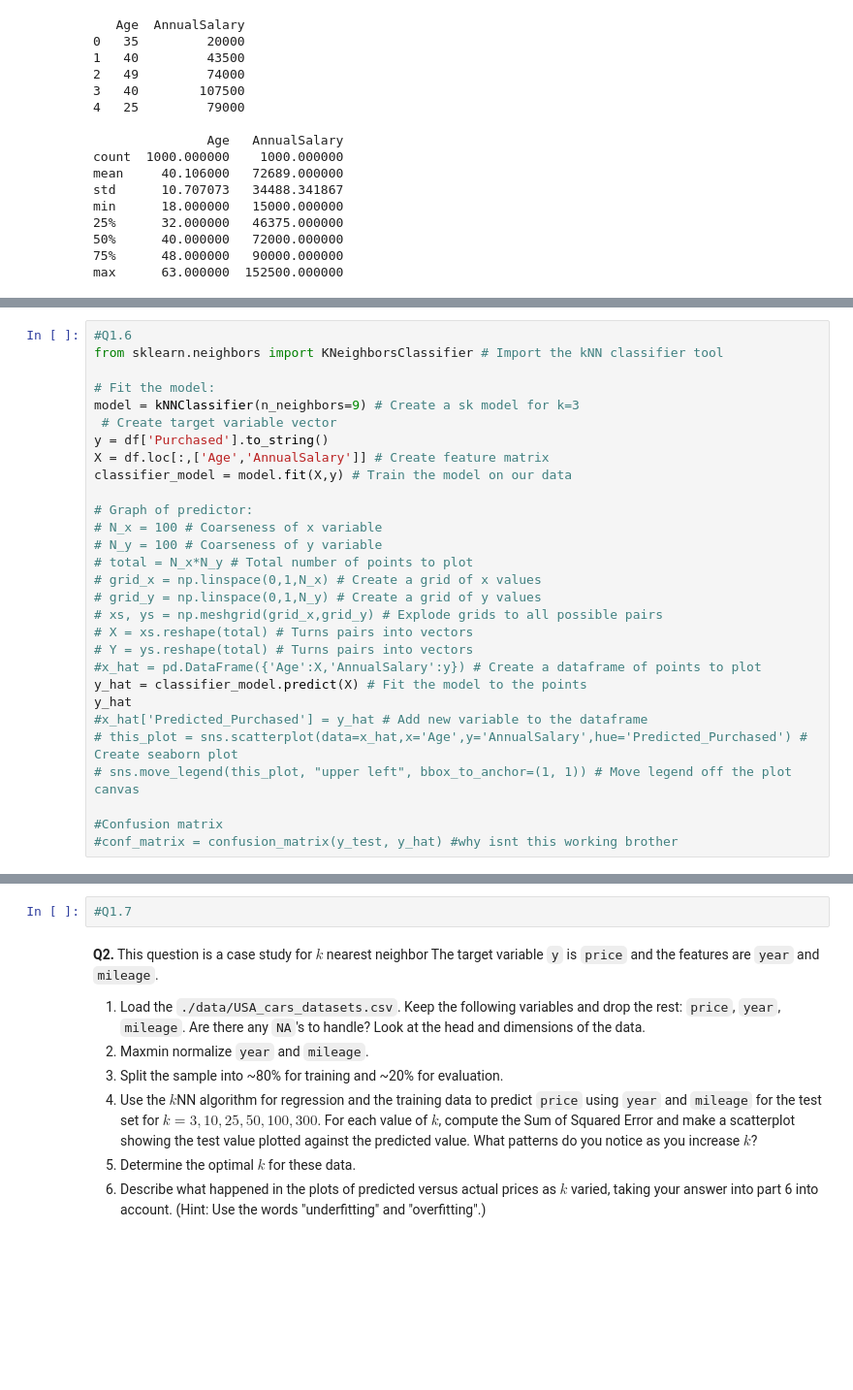
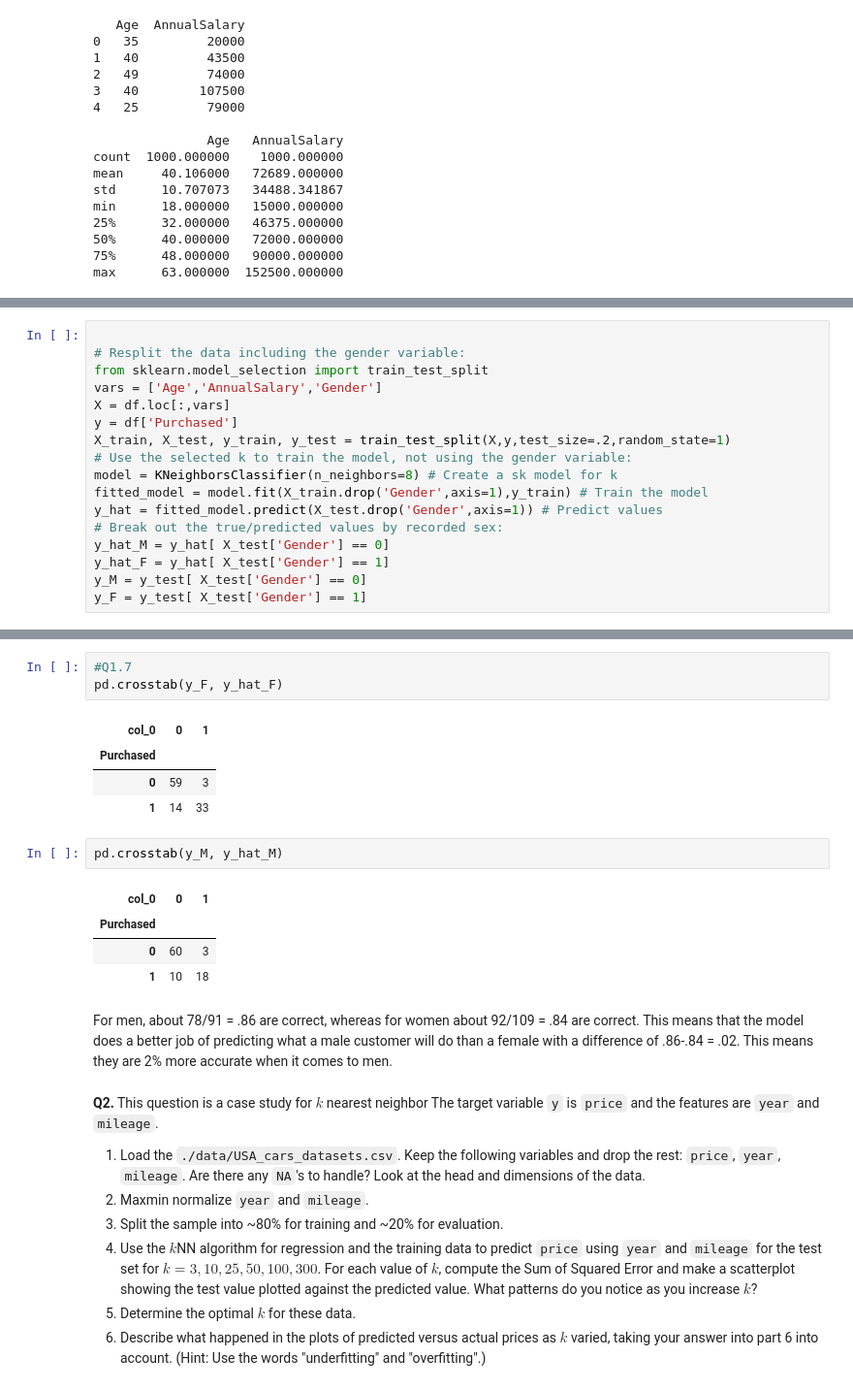
Before and after one commit to racheljhuh/assignment3, a Jupyter notebook: assignment_knn_and_kmc.ipynb, the cells around one changed output, grey strips where cells are left out. Shown at 97% size. Cells and saved outputs as stored; diff of their text form; blank space fills up the shorter version.

```diff
--- a/assignment_knn_and_kmc.ipynb
+++ b/assignment_knn_and_kmc.ipynb
@@ -197,29 +185,17 @@ NameError: ignored
 # %%
-#Q1.6
-from sklearn.neighbors import KNeighborsClassifier # Import the kNN classifier tool
 
-# Fit the model:
-model = kNNClassifier(n_neighbors=9) # Create a sk model for k=3
- # Create target variable vector
-y = df['Purchased'].to_string()
-X = df.loc[:,['Age','AnnualSalary']] # Create feature matrix
-classifier_model = model.fit(X,y) # Train the model on our data
-
-# Graph of predictor:
-# N_x = 100 # Coarseness of x variable
-# N_y = 100 # Coarseness of y variable
-# total = N_x*N_y # Total number of points to plot
-# grid_x = np.linspace(0,1,N_x) # Create a grid of x values
-# grid_y = np.linspace(0,1,N_y) # Create a grid of y values
-# xs, ys = np.meshgrid(grid_x,grid_y) # Explode grids to all possible pairs
-# X = xs.reshape(total) # Turns pairs into vectors
-# Y = ys.reshape(total) # Turns pairs into vectors
-#x_hat = pd.DataFrame({'Age':X,'AnnualSalary':y}) # Create a dataframe of points to plot
-y_hat = classifier_model.predict(X) # Fit the model to the points
-y_hat
-#x_hat['Predicted_Purchased'] = y_hat # Add new variable to the dataframe
-# this_plot = sns.scatterplot(data=x_hat,x='Age',y='AnnualSalary',hue='Predicted_Purchased') # Create seaborn plot
-# sns.move_legend(this_plot, "upper left", bbox_to_anchor=(1, 1)) # Move legend off the plot canvas
-
-#Confusion matrix
-#conf_matrix = confusion_matrix(y_test, y_hat) #why isnt this working brother
+# Resplit the data including the gender variable:
+from sklearn.model_selection import train_test_split
+vars = ['Age','AnnualSalary','Gender']
+X = df.loc[:,vars]
+y = df['Purchased']
+X_train, X_test, y_train, y_test = train_test_split(X,y,test_size=.2,random_state=1)
+# Use the selected k to train the model, not using the gender variable:
+model = KNeighborsClassifier(n_neighbors=8) # Create a sk model for k
+fitted_model = model.fit(X_train.drop('Gender',axis=1),y_train) # Train the model
+y_hat = fitted_model.predict(X_test.drop('Gender',axis=1)) # Predict values
+# Break out the true/predicted values by recorded sex:
+y_hat_M = y_hat[ X_test['Gender'] == 0]
+y_hat_F = y_hat[ X_test['Gender'] == 1]
+y_M = y_test[ X_test['Gender'] == 0]
+y_F = y_test[ X_test['Gender'] == 1]
@@ -233,5 +202,20 @@ sns.move_legend(this_plot, "upper left", bbox_to_anchor=(1, 1)) # Move legend of
 # %%
 #Q1.7
+pd.crosstab(y_F, y_hat_F)
+# %% [output]
+| col_0 | 0 | 1 |
+| Purchased |  |  |
+| 0 | 59 | 3 |
+| 1 | 14 | 33 |
+# %%
+pd.crosstab(y_M, y_hat_M)
+# %% [output]
+| col_0 | 0 | 1 |
+| Purchased |  |  |
+| 0 | 60 | 3 |
+| 1 | 10 | 18 |
+# %% [markdown]
+For men, about 78/91 = .86 are correct, whereas for women about 92/109 = .84 are correct. This means that the model does a better job of predicting what a male customer will do than a female with a difference of .86-.84 = .02. This means they are 2% more accurate when it comes to men.
 # %% [markdown]
 **Q2.** This question is a case study for $k$ nearest neighbor The target variable `y` is `price` and the features are `year` and `mileage`.
 
```
Also changed, not shown: parts of 6 cells of this notebook.
